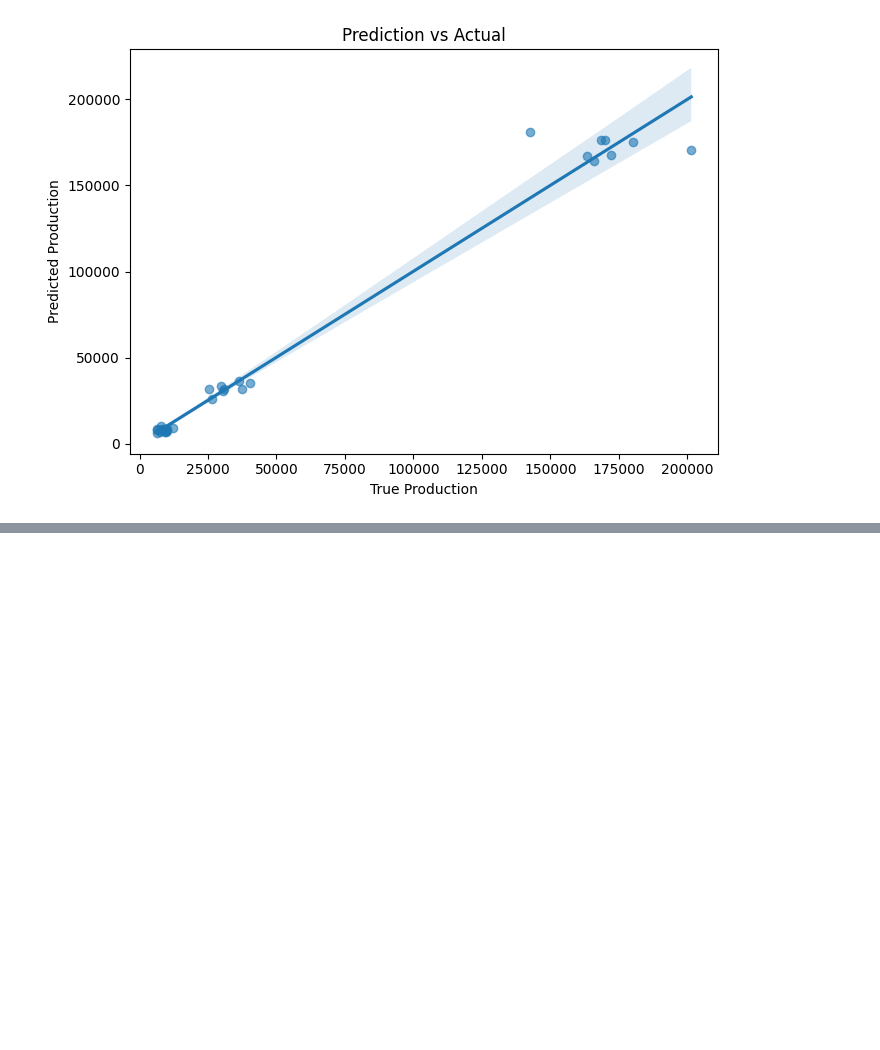
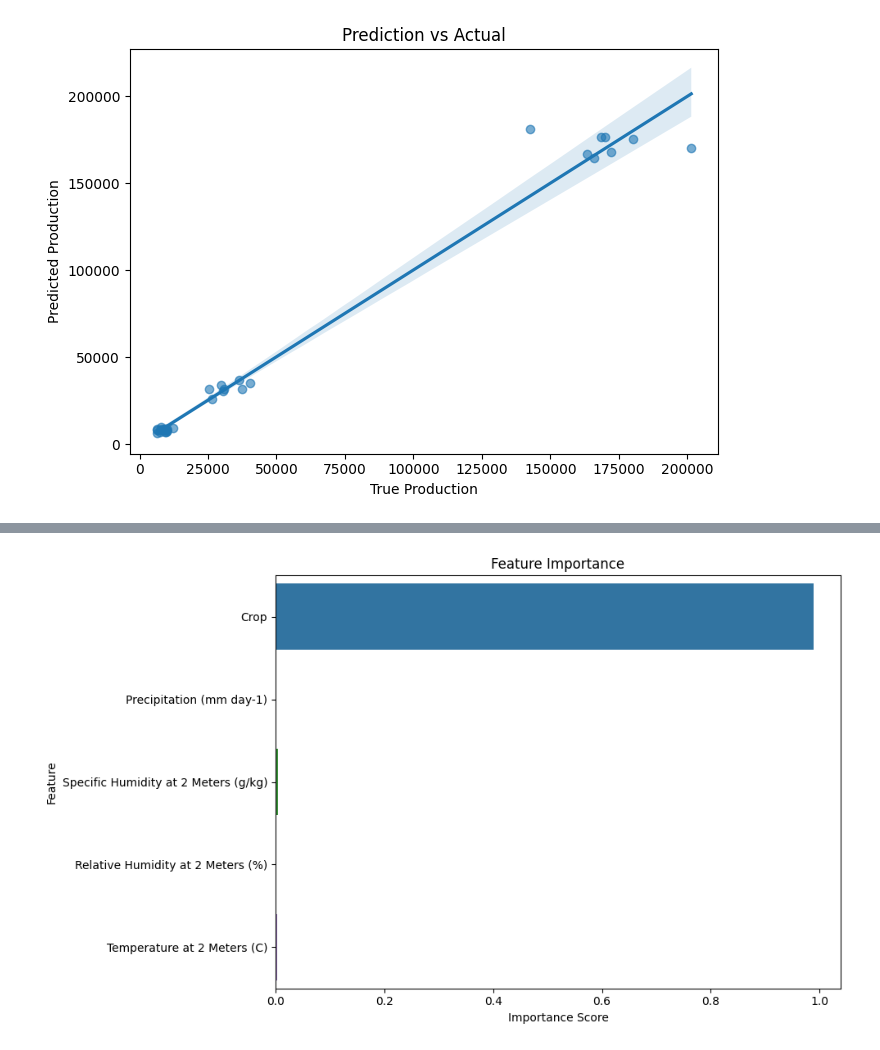
Before and after one commit to 12tsion/AI_Group4-project, a Jupyter notebook: notebook44437c135d.ipynb, the cells around one changed output, grey strips where cells are left out. Saved outputs shown, nothing was run; the diff lists cells and outputs as text; code cells hidden in the pictures; blank space fills up the shorter version.

Commit message:
Kaggle Notebook | notebook44437c135d | aaa

```diff
--- a/notebook44437c135d.ipynb
+++ b/notebook44437c135d.ipynb
@@ -190,3 +190,81 @@ Original columns in dataset:
 Model R² Score: 0.981
 Model RMSE: 9300.35
 [figure]
+# %%
+import pandas as pd
+import numpy as np
+import matplotlib.pyplot as plt
+import seaborn as sns
+
+# ML tools
+from sklearn.model_selection import train_test_split
+from sklearn.ensemble import RandomForestRegressor
+from sklearn.preprocessing import LabelEncoder
+from sklearn.metrics import mean_absolute_error, mean_squared_error, r2_score
+
+# Read CSV
+df = pd.read_csv('/kaggle/input/hhhhhhhhhh/crop yield predictionnn.csv')
+
+# Normalize column headers (remove spaces)
+df.columns = df.columns.str.strip()
+
+# Show column headers
+print("Dataset Columns:")
+print(df.columns.to_list())
+
+# Attempt to identify target column
+target = None
+for col in df.columns:
+    if col.lower().strip() in ['production', 'yield']:
+        target = col
+        break
+
+if not target:
+    raise ValueError("Target column (e.g., 'Production' or 'Yield') not found in the dataset.")
+
+print(f"\nTarget variable set to: '{target}'")
+
+# Drop null values
+df = df.dropna()
+
+# Encode categorical columns
+categoricals = df.select_dtypes(include='object').columns
+for column in categoricals:
+    df[column] = LabelEncoder().fit_transform(df[column])
+
+# Features & labels
+X = df.drop(columns=target)
+y = df[target]
+
+# Data split
+X_train, X_test, y_train, y_test = train_test_split(X, y, test_size=0.25, random_state=1)
+
+# Model training
+forest = RandomForestRegressor(n_estimators=150, max_depth=10, random_state=1)
+forest.fit(X_train, y_train)
+
+# Predictions
+results = forest.predict(X_test)
+
+# Evaluation metrics
+mae = mean_absolute_error(y_test, results)
+rmse = mean_squared_error(y_test, results, squared=False)
+r2 = r2_score(y_test, results)
+
+print(f"\nEvaluation Metrics:")
+print(f"MAE  : {mae:.2f}")
+print(f"RMSE : {rmse:.2f}")
+print(f"R²   : {r2:.4f}")
+
+# Feature Importance Visualization
+importance = forest.feature_importances_
+feature_names = X.columns
+
+plt.figure(figsize=(10, 6))
+sns.barplot(x=importance, y=feature_names)
+plt.title("Feature Importance")
+plt.xlabel("Importance Score")
+plt.ylabel("Feature")
+plt.tight_layout()
+plt.show()
+# %% [output]
@@ -192,0 +280 @@ Model RMSE: 9300.35
+[figure, added]
```
Also changed, not shown: parts of 1 cell of this notebook.
